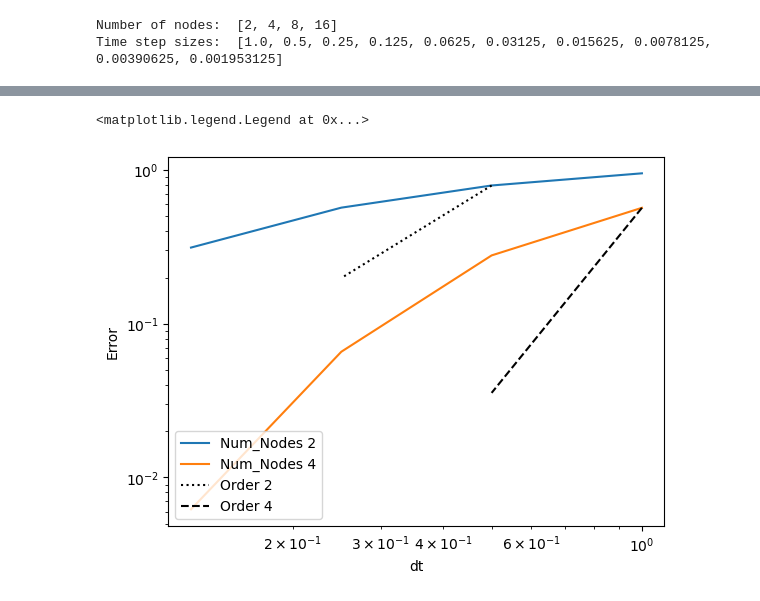
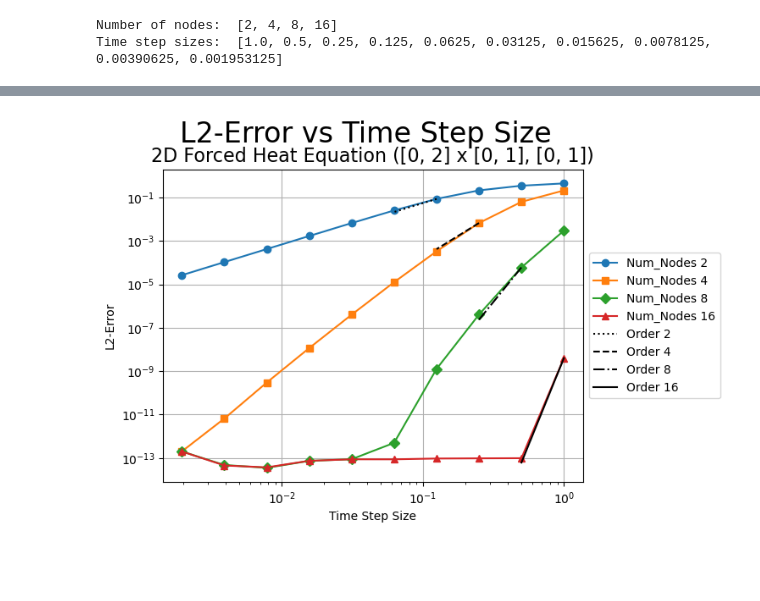
Before and after one commit to TobiasEppacher/tutorials, a Jupyter notebook: partitioned-heat-conduction/solver-fenics/heat_pySDC_monolithic_visualization.ipynb, the cells around one changed output, grey strips where cells are left out. Drawn from its saved outputs; the diff is of its cells as text; code cells hidden in the pictures; blank space fills up the shorter version.

Commit message:
Fix problem class and plotting

```diff
--- a/partitioned-heat-conduction/solver-fenics/heat_pySDC_monolithic_visualization.ipynb
+++ b/partitioned-heat-conduction/solver-fenics/heat_pySDC_monolithic_visualization.ipynb
@@ -13,11 +13,11 @@ t_end = 1.0
 max_iters = 20
 
 # Temporal degree to test higher order time integration
-temporal_deg = 40
+temporal_deg = 20
 
 # Specify if the data should be printed to a file
 print_to_file = True
-print_file = 'errors2.csv'
+print_file = 'errors.csv'
 
 print("Number of nodes: ", num_nodes_list)
 print("Time step sizes: ", dt_list)
@@ -205,40 +202,46 @@ KeyboardInterrupt:
 # %%
 # Plot the collected data
+if print_to_file == True:
+    dir_path = "heat_pySDC_monolithic_output"
+    file_path = f"{dir_path}/{print_file}"
+    df = pd.read_csv(file_path)
 
-load_from_file = False
-file_name = 'errors2.csv'
-
-if load_from_file:
-    dir_path = "heat_pySDC_monolithic_output"
-    file_path = f"{dir_path}/{file_name}"
-    df = pd.read_csv(file_path)
 
 fig, ax = plt.subplots()
 
-df.plot(x='dt', y=[f"{num_nodes}" for num_nodes in num_nodes_list], label=[f"Num_Nodes {num_nodes}" for num_nodes in num_nodes_list], ax=ax)
+x = 'dt'
+y_arr = [f"{num_nodes}" for num_nodes in num_nodes_list]
+labels = [f"Num_Nodes {num_nodes}" for num_nodes in num_nodes_list]
+markers = ['o', 's', 'D', '^']
+for (y, label, marker) in zip(y_arr, labels, markers):
+    df.plot(x=x, y=y, label=label, marker=marker, ax=ax)
 
-ax.set_xlabel('dt')
-ax.set_ylabel('Error')
+fig.suptitle('L2-Error vs Time Step Size', fontsize=24, y=1)
+ax.set_title('2D Forced Heat Equation ([0, 2] x [0, 1], [0, 1])', fontsize=16)
+ax.set_xlabel('Time Step Size')
+ax.set_ylabel('L2-Error')
 ax.set_xscale('log', base=2)
 ax.set_yscale('log', base=10)
 
 
 # Plot order guides into the plot
 
 # Set expected orders for guides
 # The expected order is the number of nodes + 1
 expected_orders = [num_nodes for num_nodes in num_nodes_list]
 linestyles = ['dotted', 'dashed', 'dashdot', 'solid']
 
 for i, num_nodes in enumerate(num_nodes_list):
     dt_list_adjusted = dt_list[len(num_nodes_list) - i - 1:len(num_nodes_list) - i + 1]
     order = expected_orders[i]
     base_error = df[f"{num_nodes}"][len(num_nodes_list) - i - 1]
     order_guide = [base_error / (2 ** (order*i)) for i in range(0, len(dt_list_adjusted))]
     ax.loglog(dt_list_adjusted, order_guide, color='black', linestyle=linestyles[i], label=f"Order {order}")
 
 # Add legend on bottom left
-ax.legend(loc='lower left')
+ax.legend(loc='center left', bbox_to_anchor=(1, 0.5))
+
+# Add grid
+ax.grid()
 # %% [output]
-<matplotlib.legend.Legend at 0x...>
-[figure, old version]
+[figure, new version]
```
Also changed, not shown: parts of 2 cells of this notebook, 5 other files.
